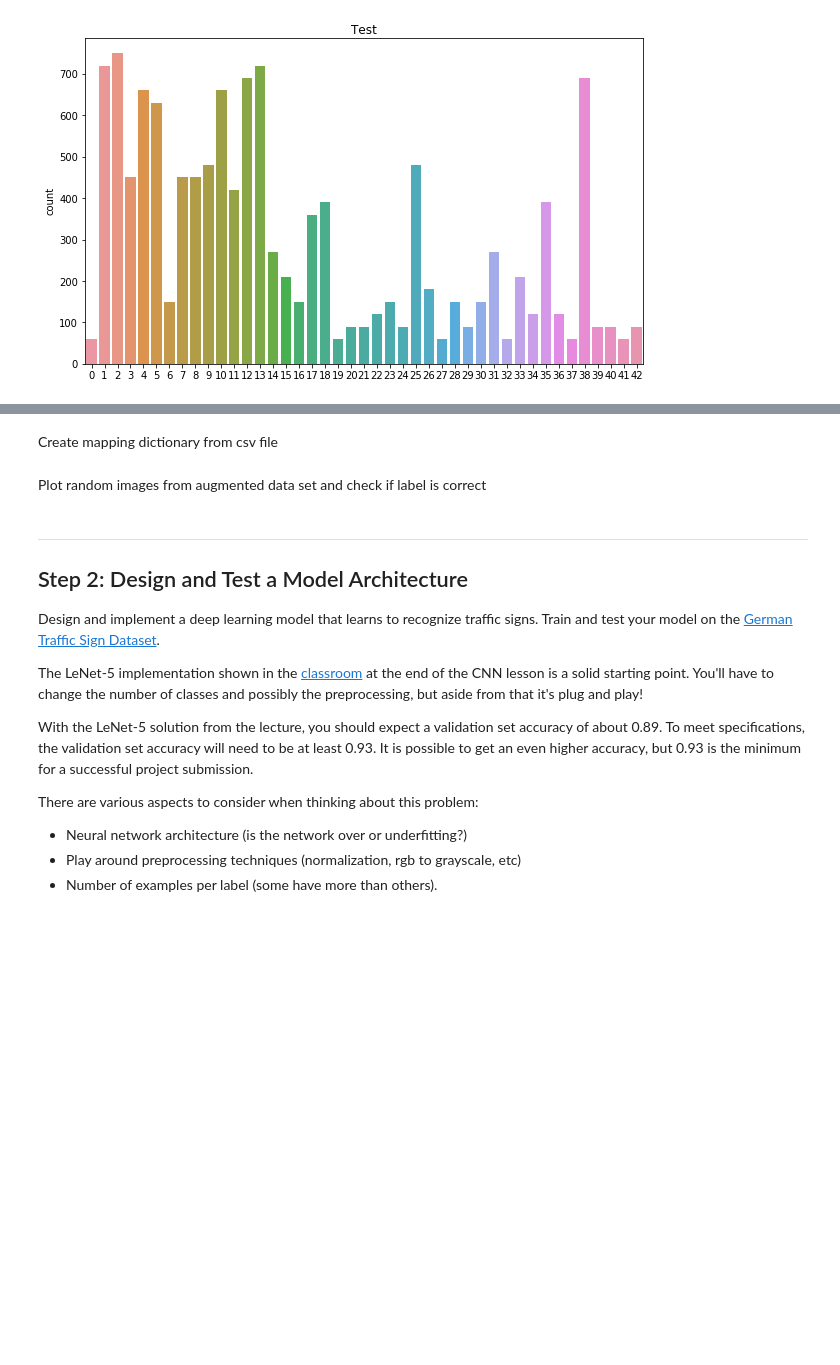
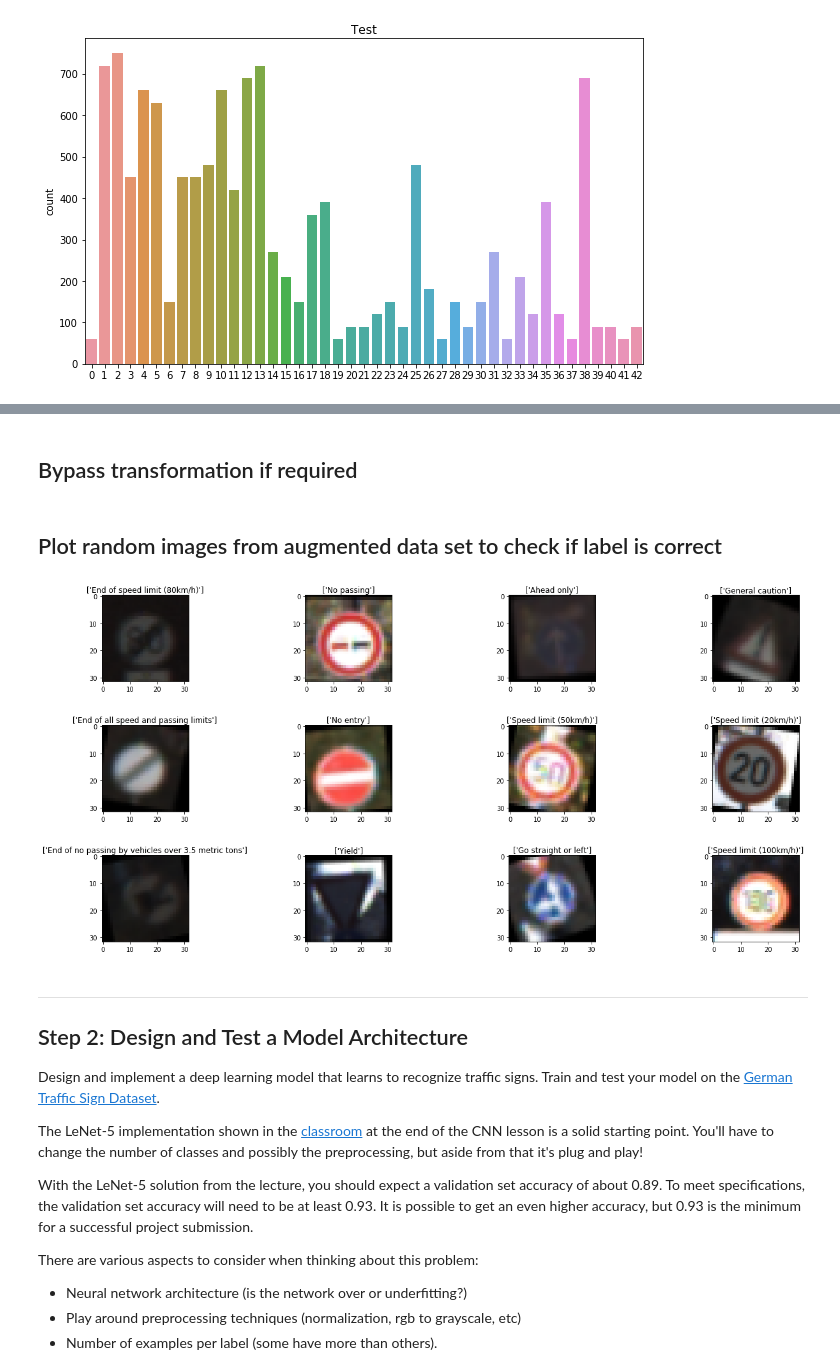
Before and after one commit to fstahl1/traffic-sign-classifier, a Jupyter notebook: Traffic_Sign_Classifier.ipynb, the cells around one changed output, grey strips where cells are left out. Cells and saved outputs as stored; diff of their text form; code cells hidden in the pictures; blank space fills up the shorter version.

```diff
--- a/Traffic_Sign_Classifier.ipynb
+++ b/Traffic_Sign_Classifier.ipynb
@@ -301 +312,13 @@ Bypass augmentation
+# %%
+X_train_aug = np.copy(X_train_bal)
+y_train_aug = np.copy(y_train_bal)
+
+trans_perc = 1
+for i in range(int(len(X_train_bal)*trans_perc)):
+    # find random image
+    rand_idx = rand.randint(len(X_train_aug))
+    # replace image by transformed one
+    X_train_aug[rand_idx] = transform(X_train_aug[rand_idx])
+# %% [markdown]
+## Bypass transformation if required
 # %%
@@ -311,2 +326,0 @@ sns.countplot(y_train_aug)
-# %% [markdown]
-Create mapping dictionary from csv file
@@ -321,19 +327,21 @@ with open('signnames.csv') as map_file:
 # %% [markdown]
-Plot random images from augmented data set and check if label is correct
+## Plot random images from augmented data set to check if label is correct
 # %%
-rand_inds = np.random.randint(0,len(X_train_aug),size=(1,10))
+rand_inds = np.random.randint(0,len(X_train_aug),size=(1,12))
 
-num_rows = 2
-num_cols = 5
+num_rows = 3
+num_cols = 4
 
-fig, axs = plt.subplots(num_rows, num_cols, figsize=(20,7))
-fig.subplots_adjust(hspace=.005,wspace=1)
+fig, axs = plt.subplots(num_rows, num_cols, figsize=(20,10))
+fig.subplots_adjust(hspace=.5,wspace=1)
 axs = axs.ravel()
 
 for i in range(num_rows*num_cols):
     axs[i].imshow(X_train_aug[rand_inds[0][i]])
     sign_str = str(y_train_aug[rand_inds[0][i]])
     axs[i].title.set_text(map_dict[sign_str])
+# %% [output]
+[figure, added]
 # %%
 if explore_data:
     n_rows = n_classes
```
Also changed, not shown: parts of 44 cells of this notebook, 7 other files.
